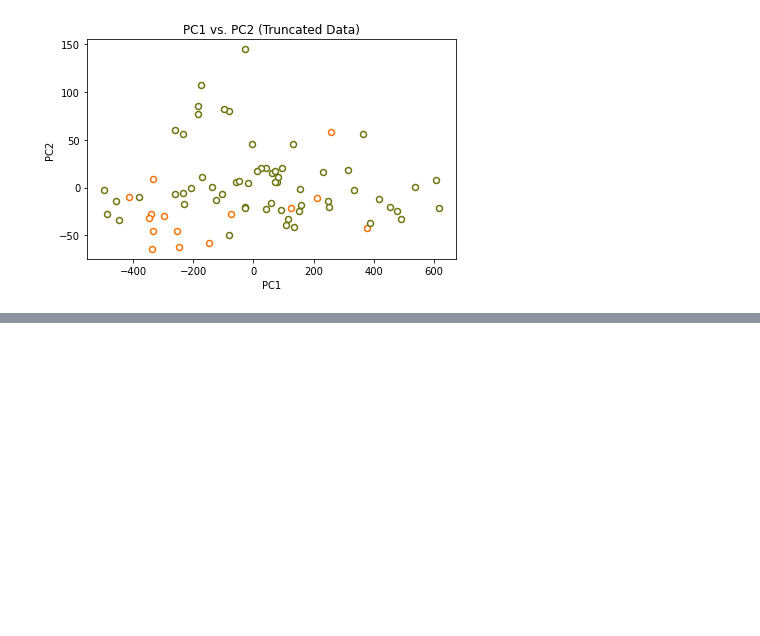
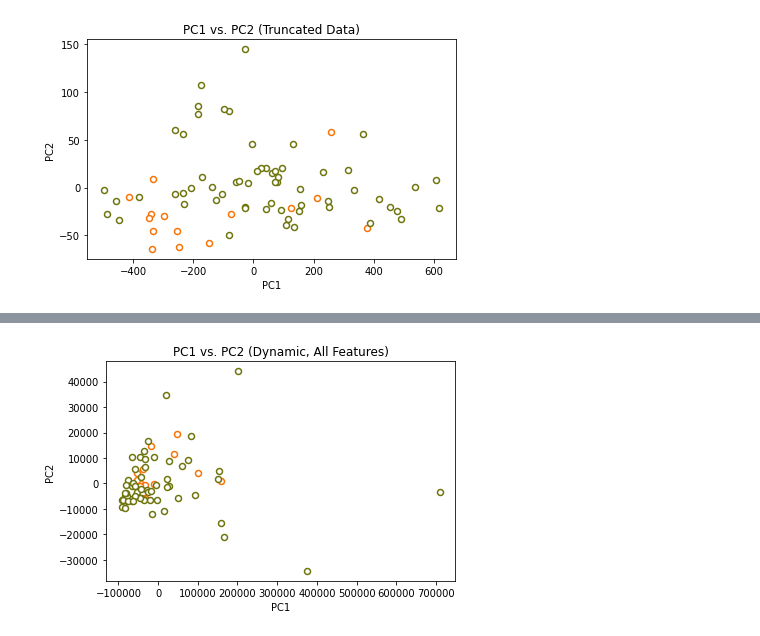
Before and after one commit to jaychandra3/NDD_Analysis, a Jupyter notebook: feature_dataviz.ipynb, the cells around one changed output, grey strips where cells are left out. Drawn from its saved outputs; the diff is of its cells as text; code cells hidden in the pictures; blank space fills up the shorter version.

```diff
--- a/feature_dataviz.ipynb
+++ b/feature_dataviz.ipynb
@@ -225,0 +258,14 @@ plt.tight_layout()
+# %%
+fig, ax = plt.subplots()
+groupAssignments = dynamic_df["Category"].tolist()
+for i in range(len(projected_dynamic_data)):
+    edgecolor = colormap[groupAssignments[i]]
+    fillcolor = 'w'
+    shape     = 'o'
+    ax.plot(projected_dynamic_data[i,0], projected_dynamic_data[i,1], marker=shape,mec = edgecolor, mfc=fillcolor, mew=1.5)
+ax.set_xlabel('PC1')
+ax.set_ylabel('PC2')
+ax.set_title('PC1 vs. PC2 (Dynamic, All Features)')
+plt.tight_layout()
+# %% [output]
+[figure, added]
```
Also changed, not shown: parts of 8 cells of this notebook, 9 other files.
